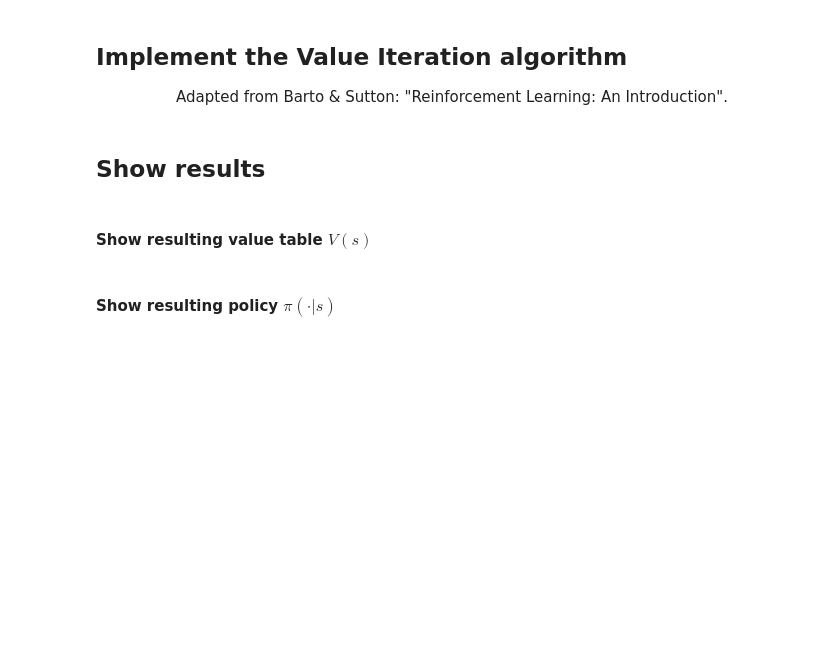
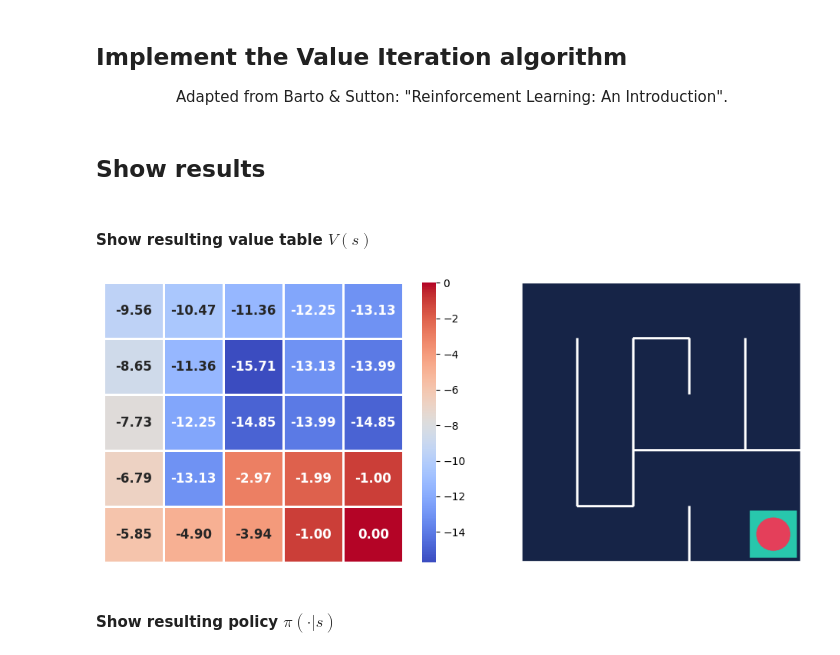
Before and after one commit to anishchandak7/reinforcement-learning, a Jupyter notebook: Section_3_value_iteration.ipynb, the cells around one changed output. Drawn from its saved outputs; the diff is of its cells as text; code cells hidden in the pictures; blank space fills up the shorter version.

```diff
--- a/Section_3_value_iteration.ipynb
+++ b/Section_3_value_iteration.ipynb
@@ -298,5 +390,9 @@ import matplotlib.pyplot as plt
 ## Show results
 # %% [markdown]
 #### Show resulting value table $V(s)$
+# %%
+plot_values(state_values, frame)
+# %% [output]
+[figure, added]
 # %% [markdown]
 #### Show resulting policy $\pi(\cdot|s)$
```
Also changed, not shown: parts of 17 cells of this notebook.
